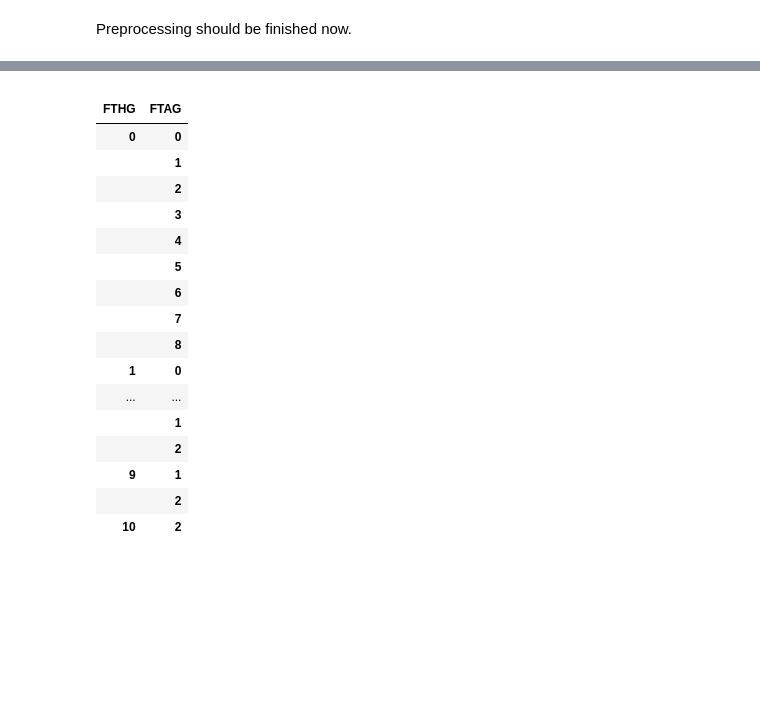
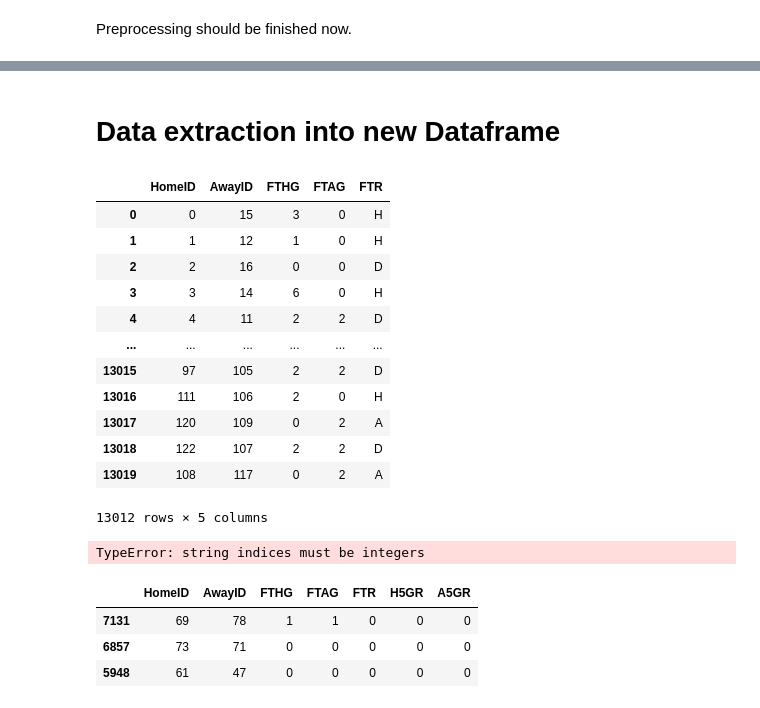
Before and after one commit to michapries/bachelors-thesis, a Jupyter notebook: initial_notebook.ipynb, the cells around one changed output, grey strips where cells are left out. Drawn from its saved outputs; the diff is of its cells as text; code cells hidden in the pictures; blank space fills up the shorter version.

```diff
--- a/initial_notebook.ipynb
+++ b/initial_notebook.ipynb
@@ -132,21 +181,20 @@ Preprocessing should be finished now.
-# %%
-results[['FTHG', 'FTAG']].groupby(['FTHG', 'FTAG']).count()
-# %% [output]
-|  |  |
-| FTHG | FTAG |
-| 0 | 0 |
-|  | 1 |
-|  | 2 |
-|  | 3 |
-|  | 4 |
-|  | 5 |
-|  | 6 |
-|  | 7 |
-|  | 8 |
-| 1 | 0 |
-| ... | ... |
-|  | 1 |
-|  | 2 |
-| 9 | 1 |
-|  | 2 |
-| 10 | 2 |
+# %% [markdown]
+# Data extraction into new Dataframe
+# %%
+# We don't need HomeID and AwayID here, but I put it in just for exploration
+df = results[['HomeID', 'AwayID', 'FTHG', 'FTAG', 'FTR']].copy()
+df
+# %% [output]
+|  | HomeID | AwayID | FTHG | FTAG | FTR |
+| 0 | 0 | 15 | 3 | 0 | H |
+| 1 | 1 | 12 | 1 | 0 | H |
+| 2 | 2 | 16 | 0 | 0 | D |
+| 3 | 3 | 14 | 6 | 0 | H |
+| 4 | 4 | 11 | 2 | 2 | D |
+| ... | ... | ... | ... | ... | ... |
+| 13015 | 97 | 105 | 2 | 2 | D |
+| 13016 | 111 | 106 | 2 | 0 | H |
+| 13017 | 120 | 109 | 0 | 2 | A |
+| 13018 | 122 | 107 | 2 | 2 | D |
+| 13019 | 108 | 117 | 0 | 2 | A |
+13012 rows × 5 columns
@@ -152,0 +208,39 @@ results[['FTHG', 'FTAG']].groupby(['FTHG', 'FTAG']).count()
+# %%
+# The column H5GR and A5GR contain the points collected by the home
+# and away teams over the last 5 games.
+# (Win = 3 points, Draw = 1 point, Loss = 0 points)
+# If there is not enough data, we just add 1.333333 points (or some mean maybe)
+# until we get to 5 games.
+df['H5GR'] = 0
+df['A5GR'] = 0
+
+cur_game = 0
+for game in results.iterrows():
+    team_id = game[1]['HomeID']
+    team_points = 0         # points from the last 5 games
+
+    recent_games = results.loc[(results['HomeID'] == team_id) | (results['AwayID'] == team_id)].tail(6) # TODO Date checken!
+    recent_games.drop(recent_games.tail(1).index, inplace=True)   # drop cur_game from recent games
+
+    # Add the points accordingly
+    for recent in recent_games:
+        if recent['FTR'] == 'D':
+            team_points += 1
+        elif (recent['FTR'] == '1' and recent['HomeID'] == team_id
+            or recent['FTR'] == '2' and recent['AwayID'] == team_id):
+            team_points += 3
+        # TODO funktioniert noch nicht
+
+
+    df['H5GR'][cur_game] = team_points
+
+    cur_game += 1
+# %% [output]
+TypeError: string indices must be integers
+# %%
+df.sample(3)
+# %% [output]
+|  | HomeID | AwayID | FTHG | FTAG | FTR | H5GR | A5GR |
+| 7131 | 69 | 78 | 1 | 1 | 0 | 0 | 0 |
+| 6857 | 73 | 71 | 0 | 0 | 0 | 0 | 0 |
+| 5948 | 61 | 47 | 0 | 0 | 0 | 0 | 0 |
```
Also changed, not shown: parts of 9 cells of this notebook.
